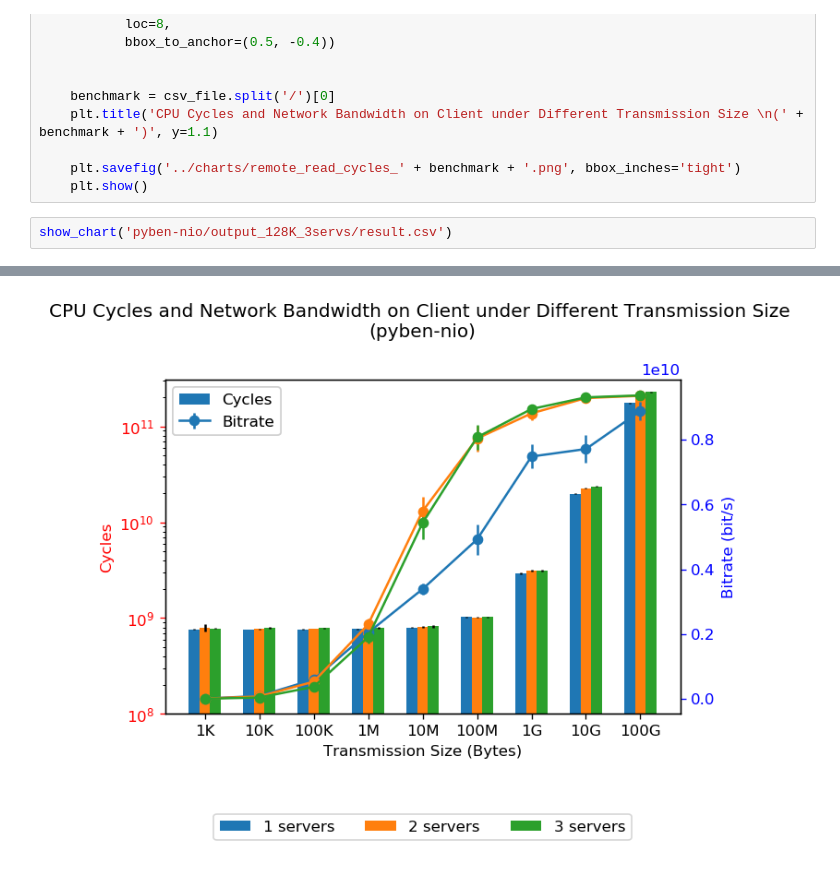
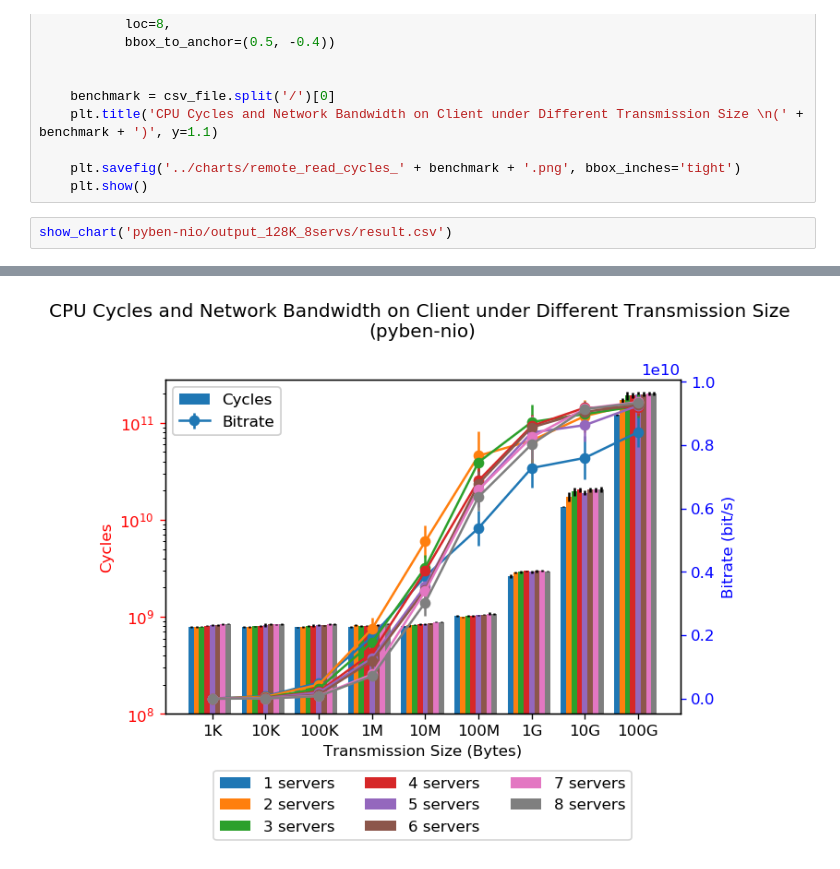
Before and after one commit to ljishen/EuCycles, a Jupyter notebook: analysis/notebooks/visualization_nserv.ipynb, the cells around one changed output, grey strips where cells are left out. Saved outputs shown, nothing was run; the diff lists cells and outputs as text.

Commit message:
Generate chart for benchmarking 8 servers with pyben-nio

```diff
--- a/analysis/notebooks/visualization_nserv.ipynb
+++ b/analysis/notebooks/visualization_nserv.ipynb
@@ -102,5 +102,5 @@ def show_chart(csv_file):
     plt.savefig('../charts/remote_read_cycles_' + benchmark + '.png', bbox_inches='tight')
     plt.show()
 # %%
-show_chart('pyben-nio/output_128K_3servs/result.csv')
+show_chart('pyben-nio/output_128K_8servs/result.csv')
 # %% [output]
@@ -122 +122 @@ show_chart('pyben-nio/output_128K_3servs/result.csv')
-[figure, old version]
+[figure, new version]
```
Also changed, not shown: parts of 1 cell of this notebook, 1 other file.
